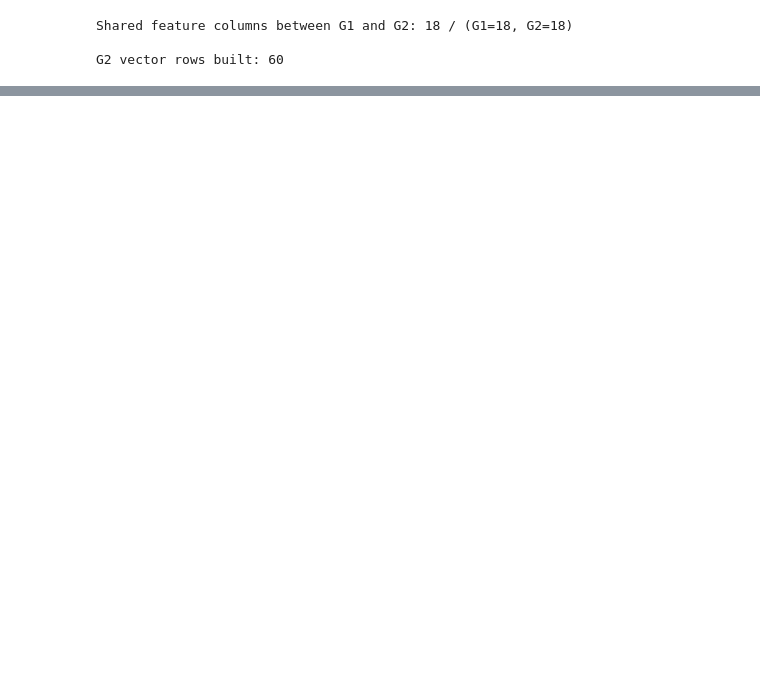
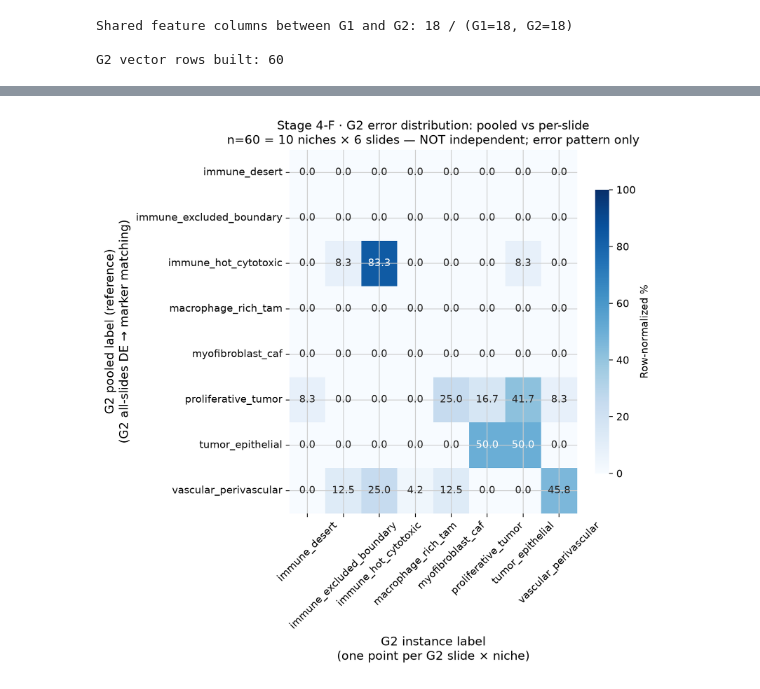
Before and after one commit to huangch/wsinsight, a Jupyter notebook: reference-crosscohort-label-transfer.ipynb, the cells around one changed output, grey strips where cells are left out. Cells and saved outputs as stored; diff of their text form; code cells hidden in the pictures; blank space fills up the shorter version.

```diff
--- a/reference-crosscohort-label-transfer.ipynb
+++ b/reference-crosscohort-label-transfer.ipynb
@@ -1191,16 +1448,0 @@ Send top GO terms and ranked DE genes per niche to OpenAI and receive one conven
-# %%
-# Stage 1-C: LLM niche labeling from G1A GOEA results.
-# Credentials are loaded from a .env file; if absent, placeholder labels are used.
-print("Stage 1 — LLM labeling on G1A...")
-llm_client, llm_model = setup_openai_client()
-
-g1a_niche_labels = run_llm_labeling(
-    g1a_goea_all, g1a_goea_sig, g1_niche_cols, g1a_markers_filt,
-    CFG["outdir_g1a"], "G1A",
-    llm_client, llm_model,
-)
-
-# The G1A label table is the canonical label definition for all of G1.
-# It maps: niche_group (e.g. niche_2)  →  niche_label (e.g. "TLS lymphoid")
-print("\nG1A canonical niche labels (used for training in Stage 3):")
-print(g1a_niche_labels[["niche_group", "niche_label"]].to_string(index=False))
@@ -2405,0 +2662,69 @@ Evaluation coverage summary:
+# %%
+# Stage 4-F: G2 per-slide instance labeling (mirrors Stage 2-E for G2).
+# Each (sample_id, niche_group) in G2 gets its own DE + empirical-p label,
+# then compared against G2's pooled empirical-p label (the Stage 4-E ground truth).
+print("Stage 4-F — G2 per-slide instance analysis...")
+
+g2_instance_labels = _run_per_instance_labeling(
+    adata_g2, G2_STEMS, g2_niche_cols, marker_catalog, "G2", MIN_CELLS_PER_INSTANCE
+)
+for col in ["niche_label"]:
+    g2_instance_labels[col] = harmonize_label_series(g2_instance_labels[col].fillna(""))
+
+valid_g2 = g2_instance_labels[~g2_instance_labels["niche_label"].isin(
+    ["skipped_too_few_cells", "no_de_genes", ""]
+)]
+print(f"  G2 instances with labels: {len(valid_g2)}/{len(g2_instance_labels)}")
+
+# ── (A) Intra-G2: do G2's 6 slides agree per niche? ──────────────────────────
+print("\n" + "="*70)
+print("(A) Intra-G2 consistency: do G2 slides agree on label per niche?")
+print("="*70)
+intra_g2 = []
+for niche_col, grp in valid_g2.groupby("niche_group"):
+    modal   = grp["niche_label"].mode().iloc[0] if not grp.empty else "—"
+    n_agree = int((grp["niche_label"] == modal).sum())
+    intra_g2.append({"niche_group": niche_col, "modal_label": modal,
+                     "n_instances": len(grp), "n_agree": n_agree,
+                     "labels": ", ".join(grp["niche_label"].tolist())})
+intra_g2_df = pd.DataFrame(intra_g2)
+print(intra_g2_df[["niche_group", "modal_label", "n_instances", "n_agree", "labels"]].to_string(index=False))
+n_fully = int((intra_g2_df["n_agree"] == intra_g2_df["n_instances"]).sum())
+print(f"\nNiches where ALL G2 slides agreed: {n_fully}/{len(intra_g2_df)}")
+
+# ── (B) Instance CM: G2 pooled label vs G2 per-slide ─────────────────────────
+g2_pooled_map    = dict(zip(g2_niche_labels["niche_group"], g2_niche_labels["niche_label"]))
+inst_cm_rows_g2  = []
+for _, row in valid_g2.iterrows():
+    ref = harmonize_label_series(pd.Series([g2_pooled_map.get(row["niche_group"], "")])).iloc[0]
+    if not ref:
+        continue
+    inst_cm_rows_g2.append({"ref_label": ref, "inst_label": row["niche_label"],
+                              "niche_group": row["niche_group"]})
+inst_cm_g2_df = pd.DataFrame(inst_cm_rows_g2)
+
+if len(inst_cm_g2_df) >= 2:
+    # Use only ref_labels (pooled G2 labels) as row labels so every row sums to 100%.
+    # Instance labels that appear only in predictions but not in the reference would
+    # produce zero-sum rows if included.
+    inst_labels_g2 = sorted(set(inst_cm_g2_df["ref_label"]))
+    cm_inst_g2     = confusion_matrix(inst_cm_g2_df["ref_label"], inst_cm_g2_df["inst_label"],
+                                      labels=inst_labels_g2)
+    n_corr_g2  = int(np.diag(cm_inst_g2).sum())
+    n_total_g2 = int(cm_inst_g2.sum())
+
+    _, _, _ = plot_confusion_matrix_pct(
+        cm_inst_g2, inst_labels_g2,
+        title=(f"Stage 4-F · G2 error distribution: pooled vs per-slide\n"
+               f"n={n_total_g2} = 10 niches × 6 slides — NOT independent; error pattern only"),
+        xlabel="G2 instance label\n(one point per G2 slide × niche)",
+        ylabel="G2 pooled label (reference)\n(G2 all-slides DE → marker matching)",
+        outpath=CFG["nn_dir"] / "g2_instance_label_cm.png",
+    )
+    print(f"Instance CM: {n_corr_g2}/{n_total_g2} on diagonal")
+    print("Saved:", CFG["nn_dir"] / "g2_instance_label_cm.png")
+
+
+intra_g2_df.to_csv(CFG["nn_dir"] / "g2_instance_label_consistency.csv", index=False)
+inst_cm_g2_df.to_csv(CFG["nn_dir"] / "g2_instance_cm_input.csv", index=False)
+# %% [output]
@@ -2405,0 +2750 @@ Evaluation coverage summary:
+[figure, added]
```
Also changed, not shown: parts of 49 cells of this notebook, 4 other files.
